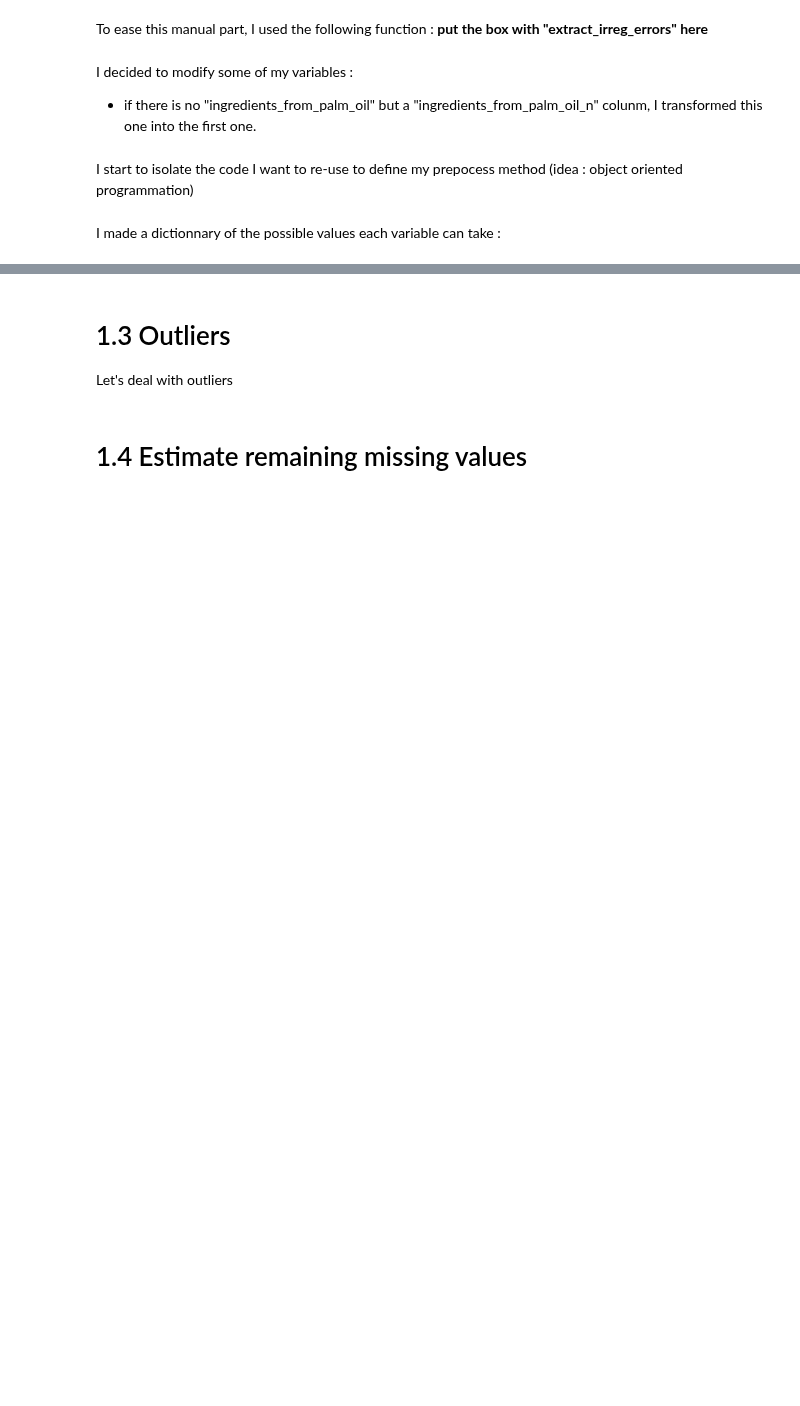
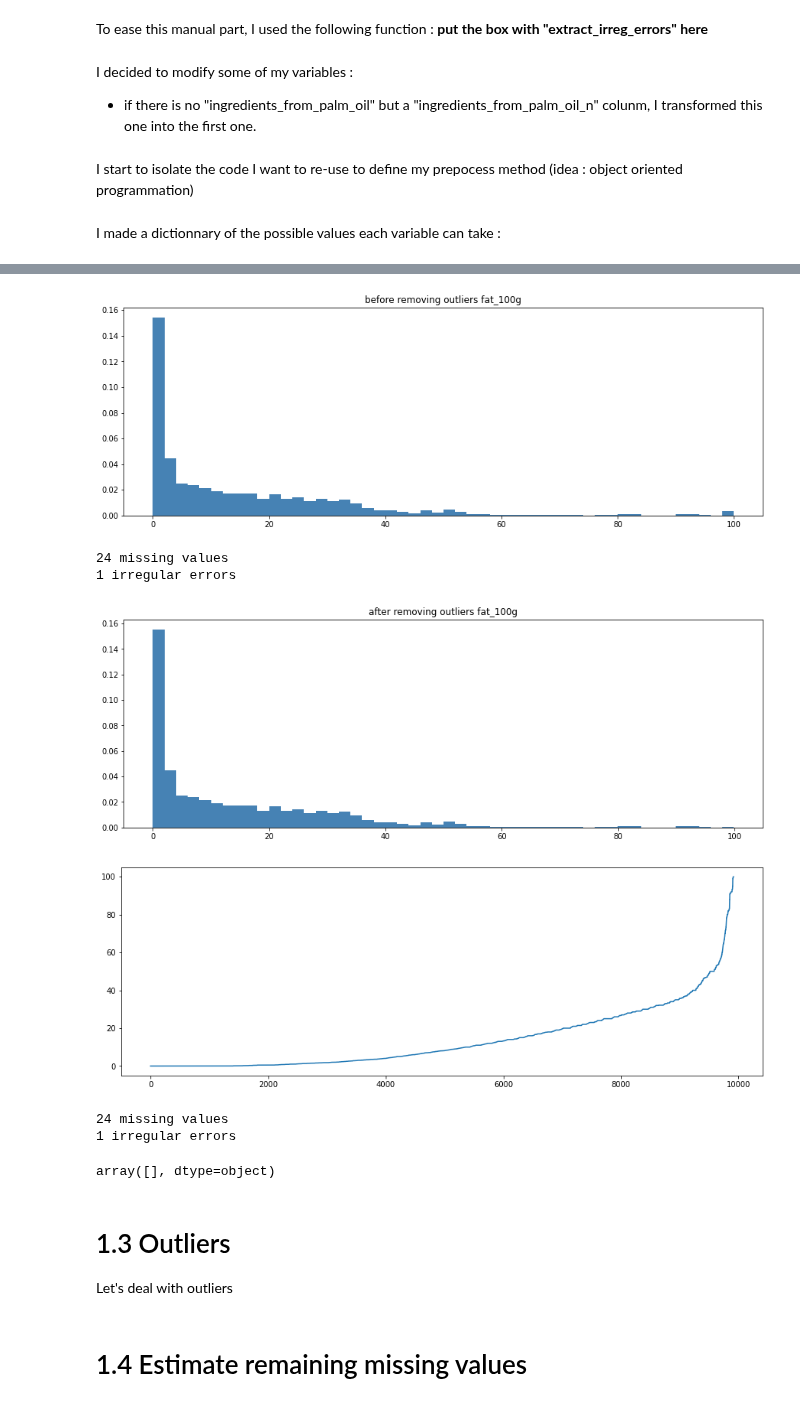
Before and after one commit to ClaireGayral/formation_openclassroom, a Jupyter notebook: P2_gayral_claire/nettoyage_data.ipynb, the cells around one changed output, grey strips where cells are left out. Drawn from its saved outputs; the diff is of its cells as text; code cells hidden in the pictures; blank space fills up the shorter version.

```diff
--- a/P2_gayral_claire/nettoyage_data.ipynb
+++ b/P2_gayral_claire/nettoyage_data.ipynb
@@ -367,3 +378,39 @@ df.loc[data[colname].isin(outliers)]
+# %%
+data2 = data.copy()
+colname = "fat_100g"
+possible_values = [0,100]
+
+## Histogramme global
+nb_bins = min(50, len(np.unique(data2[colname].dropna().values)))
+plt.hist(data2[colname], bins = nb_bins, color='steelblue', density=True, edgecolor='none')
+plt.title("before removing outliers " + colname)
+plt.show()
+
+outliers = extract_irreg_errors_val(colname,possible_values, data = data)
+# val_index = data.loc[(data[colname] in outliers),:].index.values
+data2.at[data2[colname].isin(outliers)] = np.nan
+
+## Histogramme :
+nb_bins = min(50, len(np.unique(data2[colname].dropna().values)))
+plt.hist(data2[colname], bins = nb_bins, color='steelblue', density=True, edgecolor='none')
+plt.title("after removing outliers " + colname)
+plt.show()
+# plot values :
+plt.plot(np.sort(data2[colname]))
+plt.show()
+
+## Print problematic variables :
+really_fat = extract_irreg_errors_val(colname, [0,100], data = data)
+np.array(df.loc[data2[colname].isin(really_fat), "product_name"])
+# %% [output]
+[figure, added]
+24 missing values
+1 irregular errors
+[figure, added]
+[figure, added]
+24 missing values
+1 irregular errors
+array([], dtype=object)
 # %%
 var = "energy_100g"
 nb_bins = min(100, len(np.unique(data[var].dropna().values)))
```
Also changed, not shown: parts of 10 cells of this notebook.
